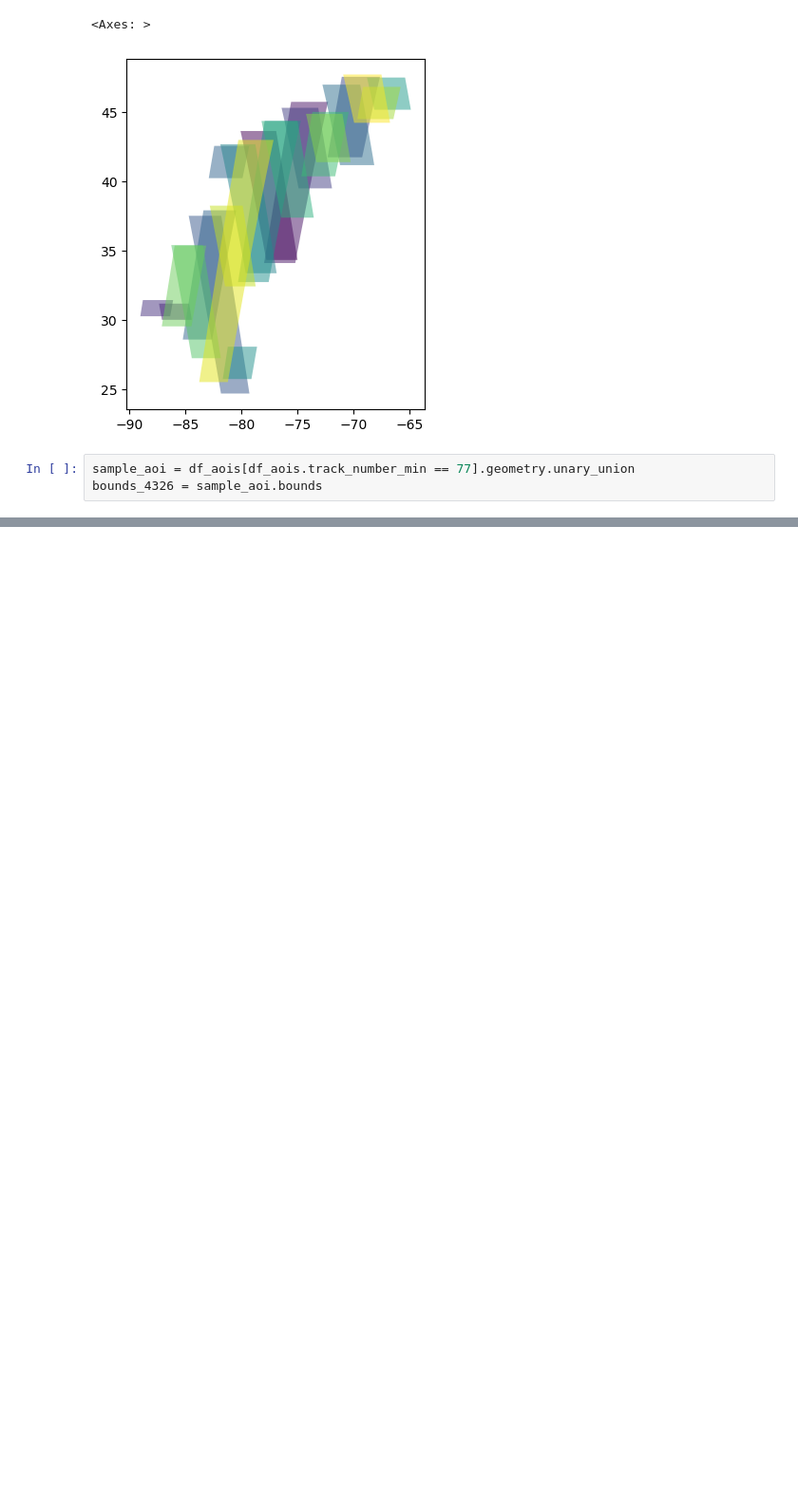
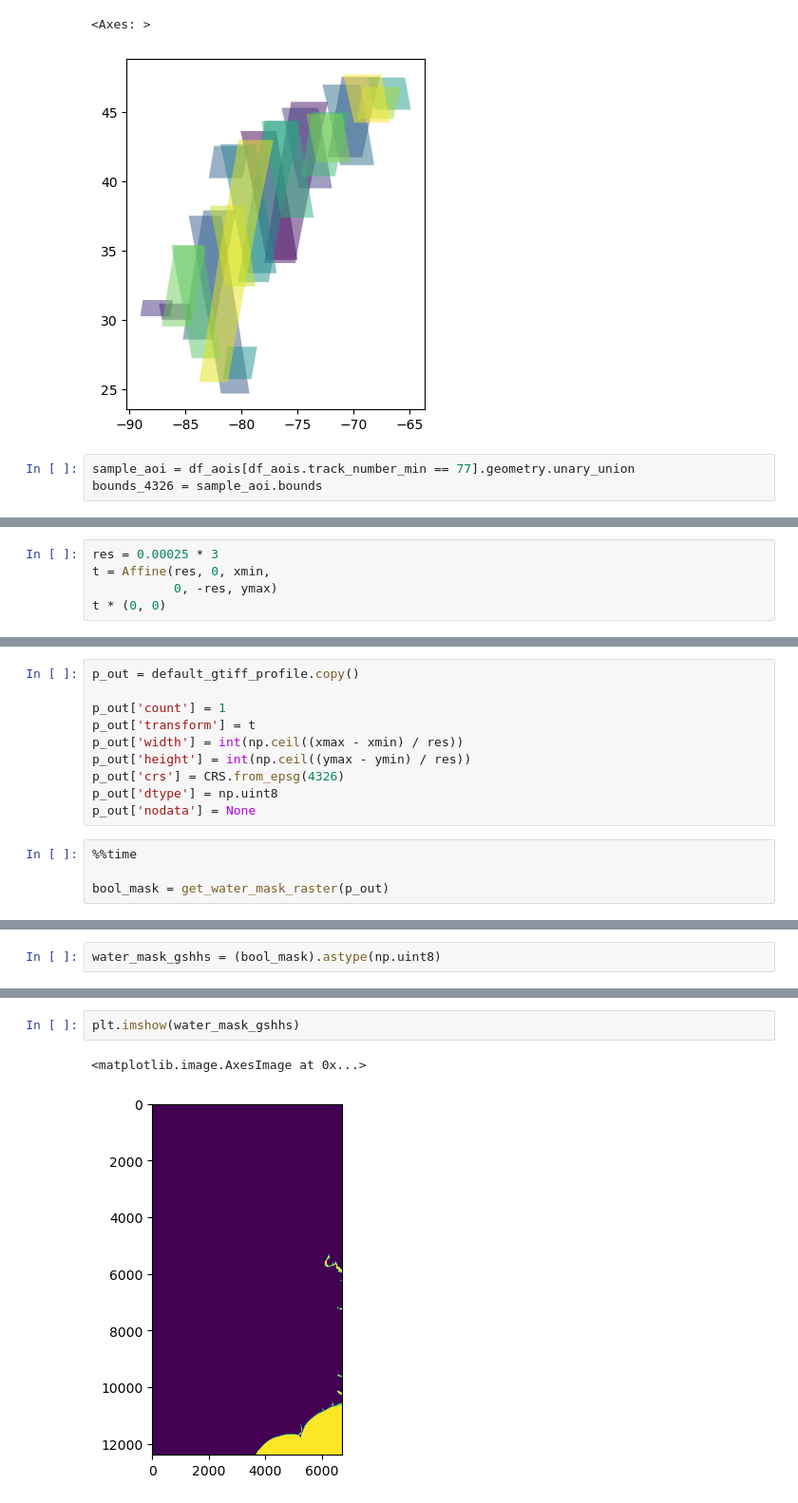
Before and after one commit to ACCESS-Cloud-Based-InSAR/pekel-water-mask, a Jupyter notebook: Peckel Water Mask.ipynb, the cells around one changed output, grey strips where cells are left out. Shown: that part at 95% size. Cells and saved outputs as stored; diff of their text form; blank space fills up the shorter version.

Commit message:
update water mask

```diff
--- a/Peckel Water Mask.ipynb
+++ b/Peckel Water Mask.ipynb
@@ -124,0 +166,5 @@ Wall time: 71.8 ms
+# %%
+res = 0.00025 * 3
+t = Affine(res, 0, xmin,
+           0, -res, ymax)
+t * (0, 0)
@@ -124,0 +173,14 @@ Wall time: 71.8 ms
+# %%
+p_out = default_gtiff_profile.copy()
+
+p_out['count'] = 1
+p_out['transform'] = t
+p_out['width'] = int(np.ceil((xmax - xmin) / res))
+p_out['height'] = int(np.ceil((ymax - ymin) / res))
+p_out['crs'] = CRS.from_epsg(4326)
+p_out['dtype'] = np.uint8
+p_out['nodata'] = None
+# %%
+%%time
+
+bool_mask = get_water_mask_raster(p_out)
@@ -124,0 +190,2 @@ Wall time: 71.8 ms
+# %%
+water_mask_gshhs = (bool_mask).astype(np.uint8)
@@ -124,0 +200,5 @@ Wall time: 71.8 ms
+# %%
+plt.imshow(water_mask_gshhs)
+# %% [output]
+<matplotlib.image.AxesImage at 0x...>
+[figure, added]
```
Also changed, not shown: parts of 20 cells of this notebook, 2 other files.
